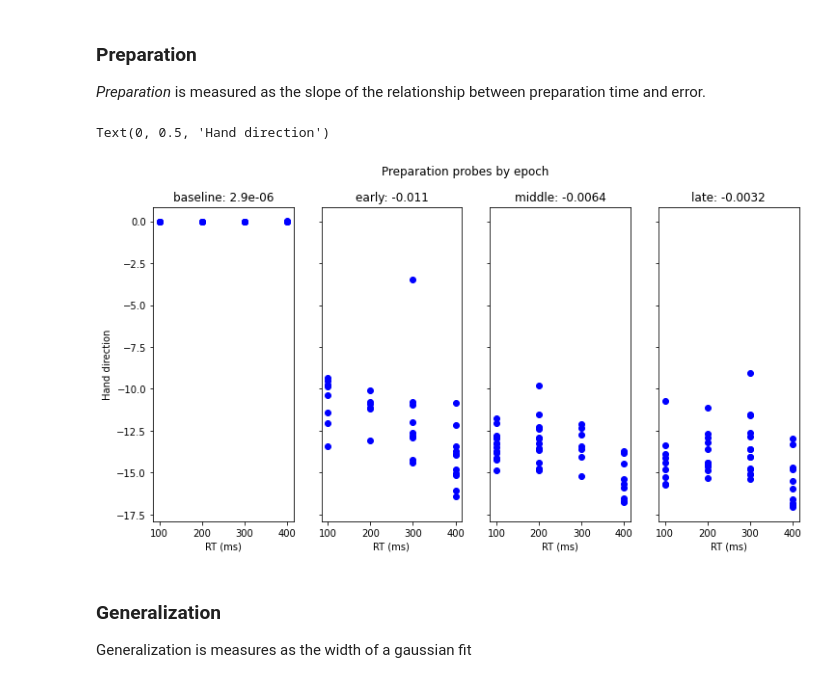
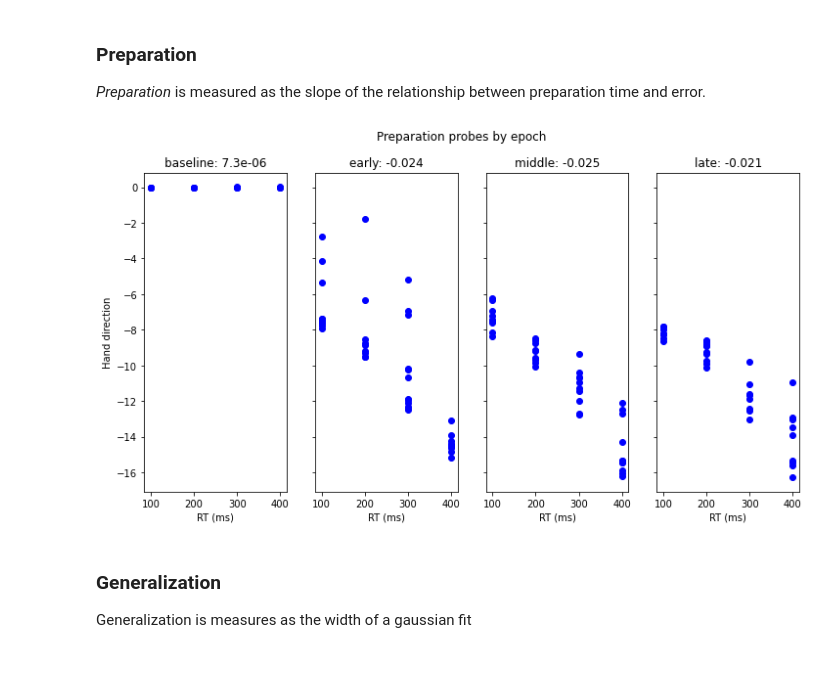
Before and after one commit to opherdonchin/BSF_NSF2022, a Jupyter notebook: BSF_NSF_simulation.ipynb, the cells around one changed output. Drawn from its saved outputs; the diff is of its cells as text; code cells hidden in the pictures.

```diff
--- a/BSF_NSF_simulation.ipynb
+++ b/BSF_NSF_simulation.ipynb
@@ -310,13 +337,13 @@ p0.alpha.Fr = 5e-4
 p0.alpha.Fs = 1e-4
 # Initial values of skill
 p0.S0 = struct()
-p0.S0.P = 0
+p0.S0.P = -3
 p0.S0.G = 0
 p0.S0.F = 0
 # %% [markdown]
 ## Parameters of skill expression
 # %%
-p0.min_phi0 = 0.2
+p0.min_phi0 = 0.0
 p0.max_phi0 = 0.7
 p0.min_RT0 = 350
 p0.max_RT0 = 150
@@ -351,11 +378,16 @@ def run_experiment(mvmt_table, p0):
 
     mvmt_table.loc[mvmt_num, ["xr", "xs"]] = [x.r, x.s]
     mvmt_table.loc[mvmt_num, ["SP", "SG", "SF"]] = [S.P, S.G, S.F]
+    mvmt_table.loc[mvmt_num, ["eSP", "eSG", "eSF"]] = (
+                                                        transform_skill(S.P, p0.S0.P),
+                                                        transform_skill(S.G, p0.S0.G),
+                                                        transform_skill(S.F, p0.S0.F),
+    )
 
     # Get current trial conditions
-    rt = mvmt.probe_condition if mvmt.probe_type == 'preparation' else non_probe_condition[0]
-    target = mvmt.probe_condition if mvmt.probe_type == 'generalization' else non_probe_condition[1]
-    vis = mvmt.probe_type == ''
+    rt = mvmt.rt
+    target = mvmt.target
+    vis = mvmt.vis
 
     # Set behavior according to skill and conditions
     p = p0
@@ -369,7 +401,7 @@ def run_experiment(mvmt_table, p0):
     S1 = skill_learn(S, x, p, yn)
 
     if mvmt.probe_type == 'feedback':
-      jump_target = mvmt.probe_condition
+      jump_target = mvmt.jump
 
       rho_jump = generalization_rho(jump_target, S.G, p)
       x_jump,y_jump, h_jump = state_update(x, phi, rho_jump, p, rot, vis)
@@ -478,24 +521,26 @@ get_probe_trials_by_epoch(mvmt_table, skill_epochs.iloc[0,:], "preparation").hea
 # %%
 linear_regression = LinearRegression()
 def get_preparation_measure(probes):
-  condition = probes["probe_condition"].to_numpy().reshape(-1,1)
+  condition = probes["rt"].to_numpy().reshape(-1,1)
   h = probes["h"].to_numpy().reshape(-1,1)
   reg = linear_regression.fit(condition, h)
   return reg.coef_[0][0]
 # %%
-fig, ax = plt.subplots(1,4, sharey=True, figsize=(12,6))
-fig.suptitle('Preparation probes by epoch')
-for i, epoch in skill_epochs.iterrows():
-  probes = get_probe_trials_by_epoch(mvmt_table, epoch, 'preparation')
-  measure = get_preparation_measure(probes)
-  ax[i].plot(probes["probe_condition"], probes["h"], 'bo')
-  ax[i].set_xlabel('RT (ms)')
-  ax[i].set_title(f'{epoch["name"]}: {measure:.2}')
+def plot_preparation_by_epoch(mvmt_table, skill_epochs):
+  fig, ax = plt.subplots(1,4, sharey=True, figsize=(12,6))
+  fig.suptitle('Preparation probes by epoch')
+  for i, epoch in skill_epochs.iterrows():
+    probes = get_probe_trials_by_epoch(mvmt_table, epoch, 'preparation')
+    measure = get_preparation_measure(probes)
+    ax[i].plot(probes["rt"], probes["h"], 'bo')
+    ax[i].set_xlabel('RT (ms)')
+    ax[i].set_title(f'{epoch["name"]}: {measure:.2}')
 
-ax[0].set_ylabel('Hand direction')
+  ax[0].set_ylabel('Hand direction')
+
+plot_preparation_by_epoch(mvmt_table, skill_epochs)
 # %% [output]
-Text(0, 0.5, 'Hand direction')
-[figure, old version]
+[figure, new version]
 # %% [markdown]
 ### Generalization
 
```
Also changed, not shown: parts of 23 cells of this notebook.
